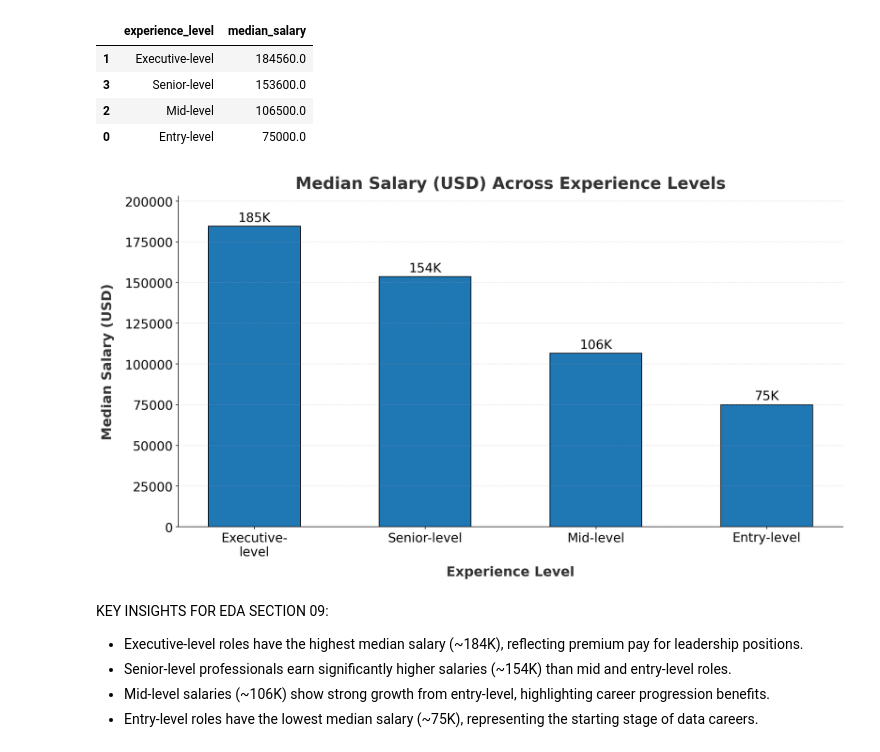
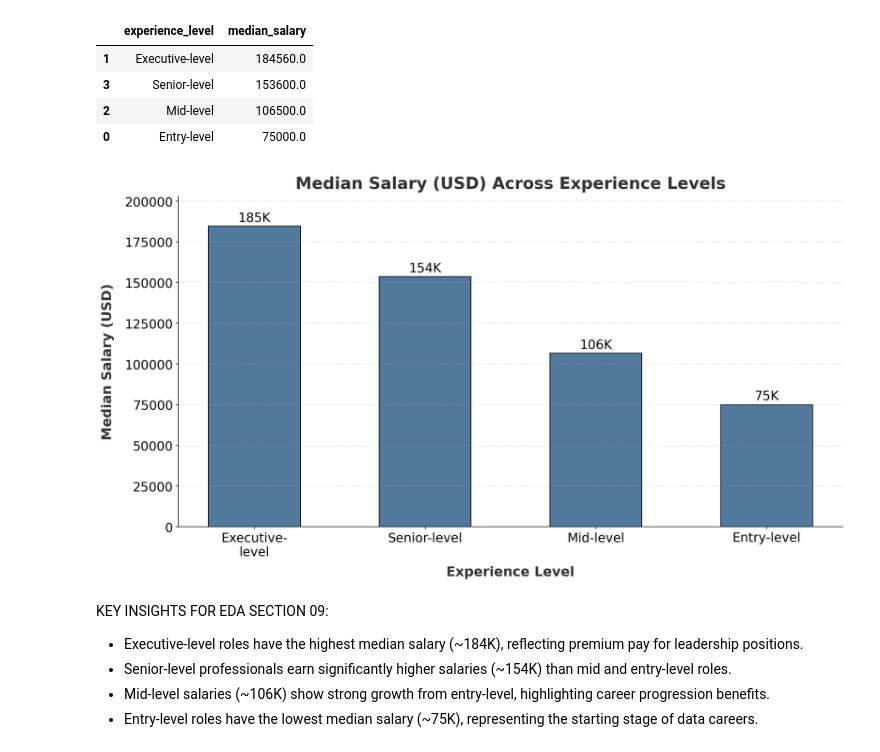
Before and after one commit to Chauhanekta21/Data_Job_Market_Analysis, a Jupyter notebook: main_file.ipynb, the cells around one changed output. Drawn from its saved outputs; the diff is of its cells as text; code cells hidden in the pictures.

```diff
--- a/main_file.ipynb
+++ b/main_file.ipynb
@@ -862,7 +862,7 @@ z = domain_analysis["job_category"]
 plt.figure(figsize=(10,6), dpi=150)
 
 #plotted scatter plot using seaborn
-ax = sns.scatterplot(x=x, y=y, data=domain_analysis, s=200)
+ax = sns.scatterplot(x=x, y=y, data=domain_analysis, s=200, color="#52799C")
 
 #expanded x-axis range for better label spacing
 plt.xlim(0, x.max() * 1.25)
@@ -1241,7 +1241,7 @@ pos = np.arange(len(x)) * 1.3
 plt.figure(figsize=(16, 8), dpi=150)
 
 # Bar plot
-plt.bar(pos, y, width=0.7, edgecolor="black")
+plt.bar(pos, y, width=0.7, edgecolor="black", color="#52799C")
 
 # Titles and labels
 plt.title(
@@ -1255,34 +1255,34 @@ plt.xlabel("Experience Level", fontweight="bold", fontsize=18, labelpad=10, colo
 plt.ylabel("Median Salary (USD)", fontweight="bold", fontsize=18, labelpad=14, color="#333333")
 
 # Axis formatting
 plt.xticks(pos, wrapped_labels, fontsize=17)
 plt.yticks(fontsize=17)
 
 # Add value labels (formatted as K)
 for i, v in enumerate(y):
     label = f"{v/1000:.0f}K"
     plt.text(
         pos[i],
         v + max(y) * 0.008,
         label,
         ha='center',
         va='bottom',
         fontsize=17
     )
 
 # Styling improvements
 plt.ylim(0, max(y) * 1.1)
 plt.margins(y=0.05)
 plt.grid(axis='y', linestyle='--', alpha=0.3)
 
 # Remove unnecessary borders
 plt.gca().spines['top'].set_visible(False)
 plt.gca().spines['right'].set_visible(False)
 
 # Show plot
 plt.show()
 # %% [output]
-[figure, old version]
+[figure, new version]
 # %% [markdown]
 KEY INSIGHTS FOR EDA SECTION 09:
 
```
Also changed, not shown: parts of 10 cells of this notebook.
